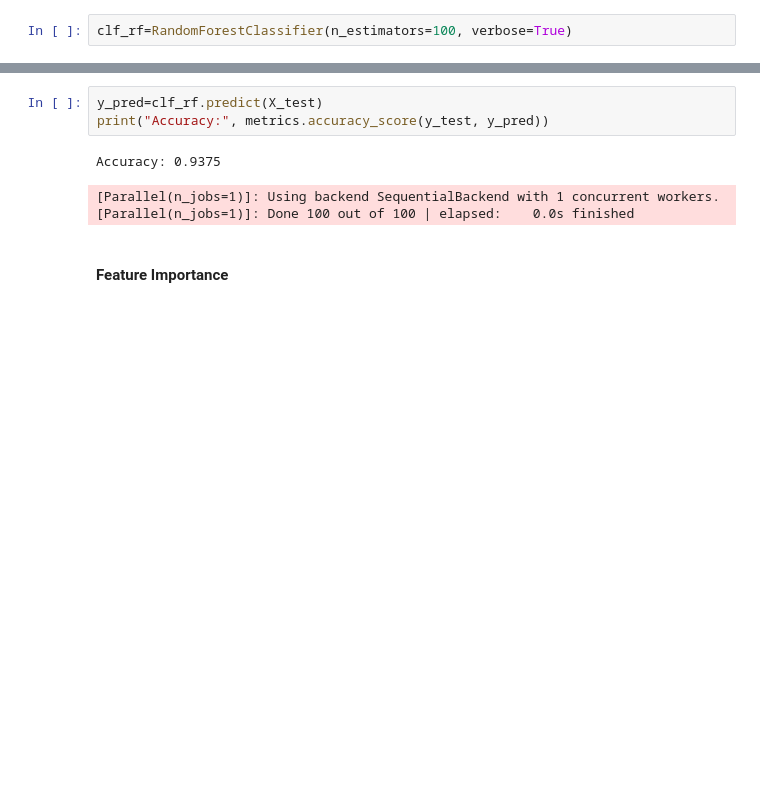
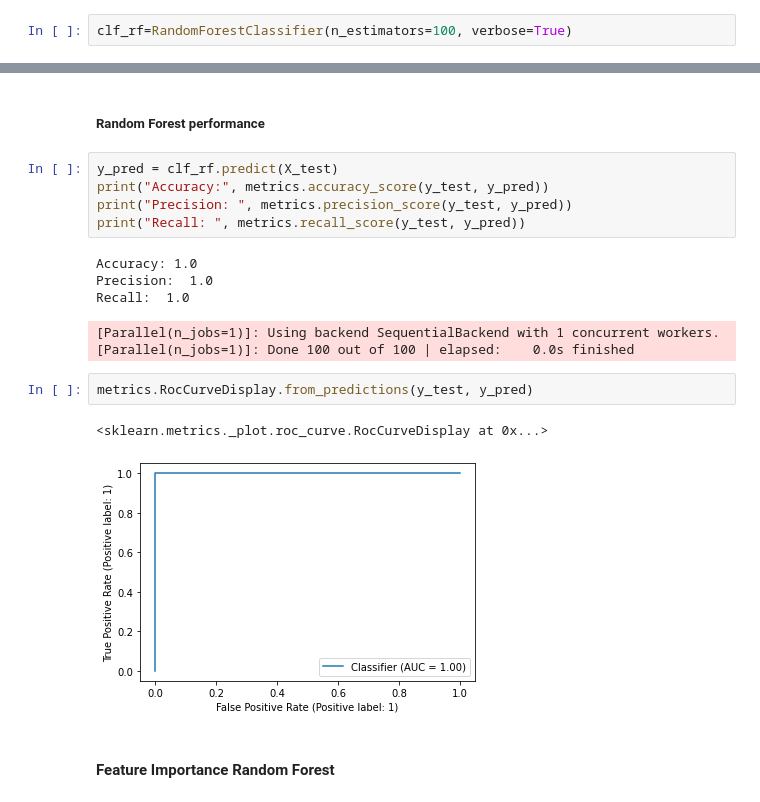
Before and after one commit to AlexHTW/ngs_quality_control, a Jupyter notebook: 05_ngs_quality_machine_learning.ipynb, the cells around one changed output, grey strips where cells are left out. Saved outputs shown, nothing was run; the diff lists cells and outputs as text; blank space fills up the shorter version.

```diff
--- a/05_ngs_quality_machine_learning.ipynb
+++ b/05_ngs_quality_machine_learning.ipynb
@@ -111,12 +139,23 @@ RandomForestClassifier(bootstrap=True, class_weight=None, criterion='gini',
+# %% [markdown]
+##### Random Forest performance
 # %%
-y_pred=clf_rf.predict(X_test)
+y_pred = clf_rf.predict(X_test)
 print("Accuracy:", metrics.accuracy_score(y_test, y_pred))
+print("Precision: ", metrics.precision_score(y_test, y_pred))
+print("Recall: ", metrics.recall_score(y_test, y_pred))
 # %% [output]
-Accuracy: 0.9375
+Accuracy: 1.0
+Precision:  1.0
+Recall:  1.0
 [Parallel(n_jobs=1)]: Using backend SequentialBackend with 1 concurrent workers.
 [Parallel(n_jobs=1)]: Done 100 out of 100 | elapsed:    0.0s finished
+# %%
+metrics.RocCurveDisplay.from_predictions(y_test, y_pred)
+# %% [output]
+<sklearn.metrics._plot.roc_curve.RocCurveDisplay at 0x...>
+[figure, added]
 # %% [markdown]
-#### Feature Importance
+#### Feature Importance Random Forest
 # %%
 importances = clf_rf.feature_importances_
 indices = np.argsort(importances)
```
Also changed, not shown: parts of 20 cells of this notebook.
